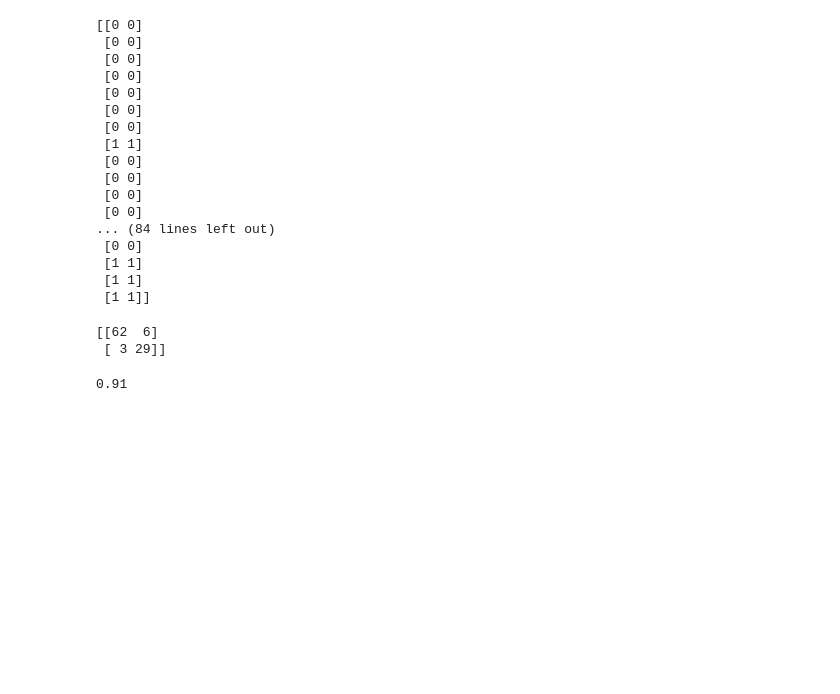
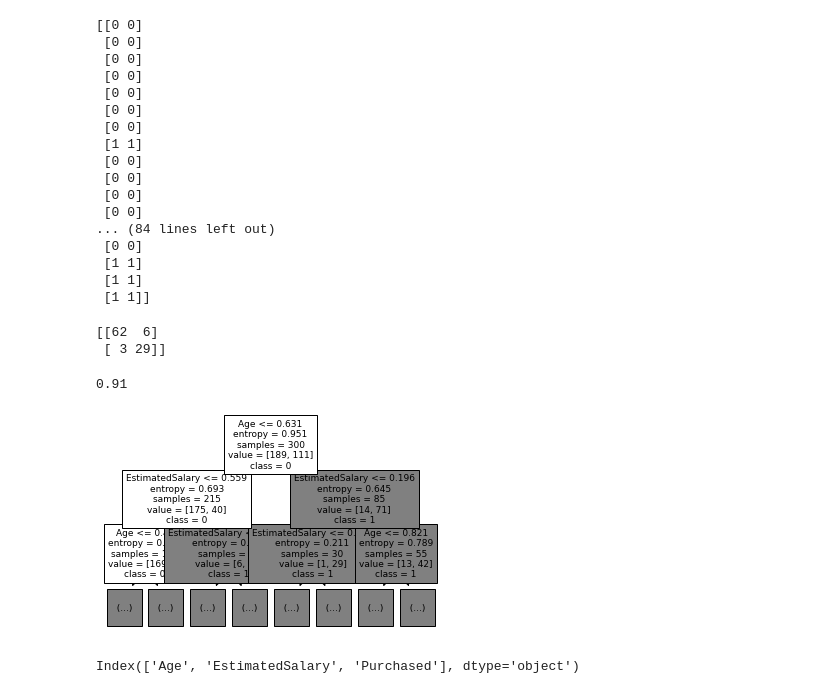
Before and after one commit to helloadish007/MACHINE-LEARNING, a Jupyter notebook: DECISION TREE/Decision tree classification using entropy.ipynb, the cells around one changed output. Drawn from its saved outputs; the diff is of its cells as text; code cells hidden in the pictures; blank space fills up the shorter version.

```diff
--- a/DECISION TREE/Decision tree classification using entropy.ipynb
+++ b/DECISION TREE/Decision tree classification using entropy.ipynb
@@ -139,0 +142,9 @@ accuracy_score(ytest,ypred)
+# %%
+tree.plot_tree(classifier,max_depth=2,fontsize=9,feature_names=['Age', 'EstimatedSalary'],class_names=['0','1'])
+plt.show()
+# %% [output]
+[figure, added]
+# %%
+df.columns
+# %% [output]
+Index(['Age', 'EstimatedSalary', 'Purchased'], dtype='object')
```
Also changed, not shown: parts of 1 cell of this notebook.
